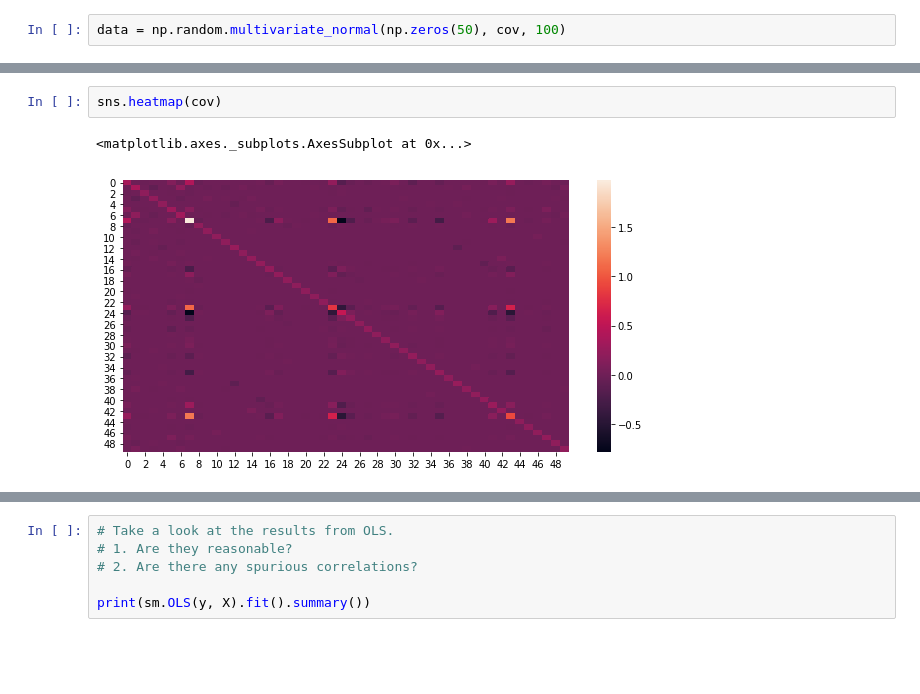
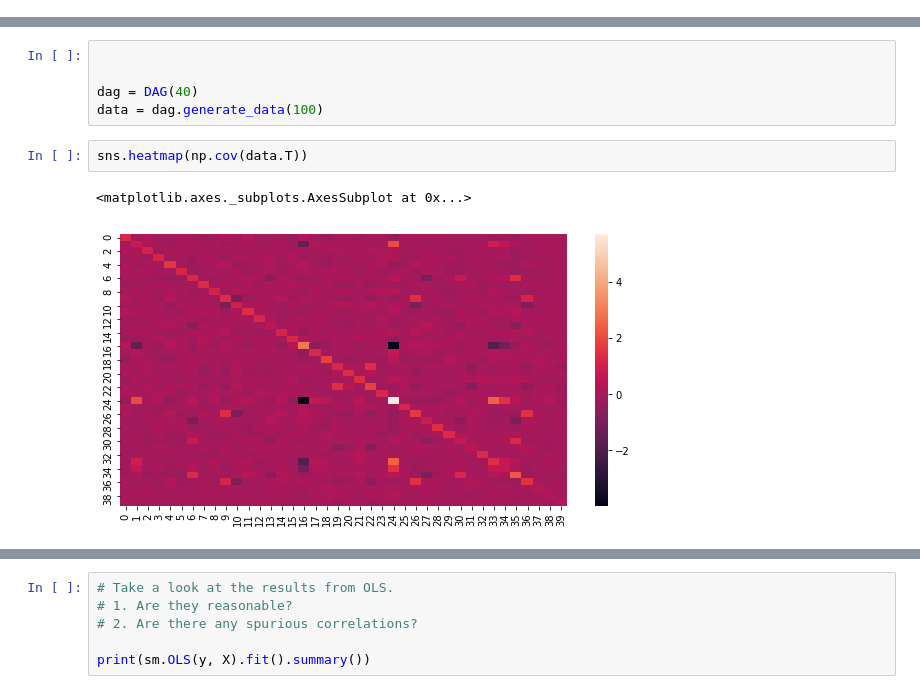
Before and after one commit to nandanrao/stats-ta-graphical-models, a Jupyter notebook: exercises.ipynb, the cells around one changed output, grey strips where cells are left out. Cells and saved outputs as stored; diff of their text form; blank space fills up the shorter version.

```diff
--- a/exercises.ipynb
+++ b/exercises.ipynb
@@ -39,2 +24,0 @@ p, cov = barabasi_cov(50, 1, 1)
-# %%
-data = np.random.multivariate_normal(np.zeros(50), cov, 100)
@@ -41,5 +87,10 @@ data = np.random.multivariate_normal(np.zeros(50), cov, 100)
+# %%
+
+
+dag = DAG(40)
+data = dag.generate_data(100)
 # %%
-sns.heatmap(cov)
+sns.heatmap(np.cov(data.T))
 # %% [output]
 <matplotlib.axes._subplots.AxesSubplot at 0x...>
-[figure, old version]
+[figure, new version]
```
Also changed, not shown: parts of 11 cells of this notebook.
